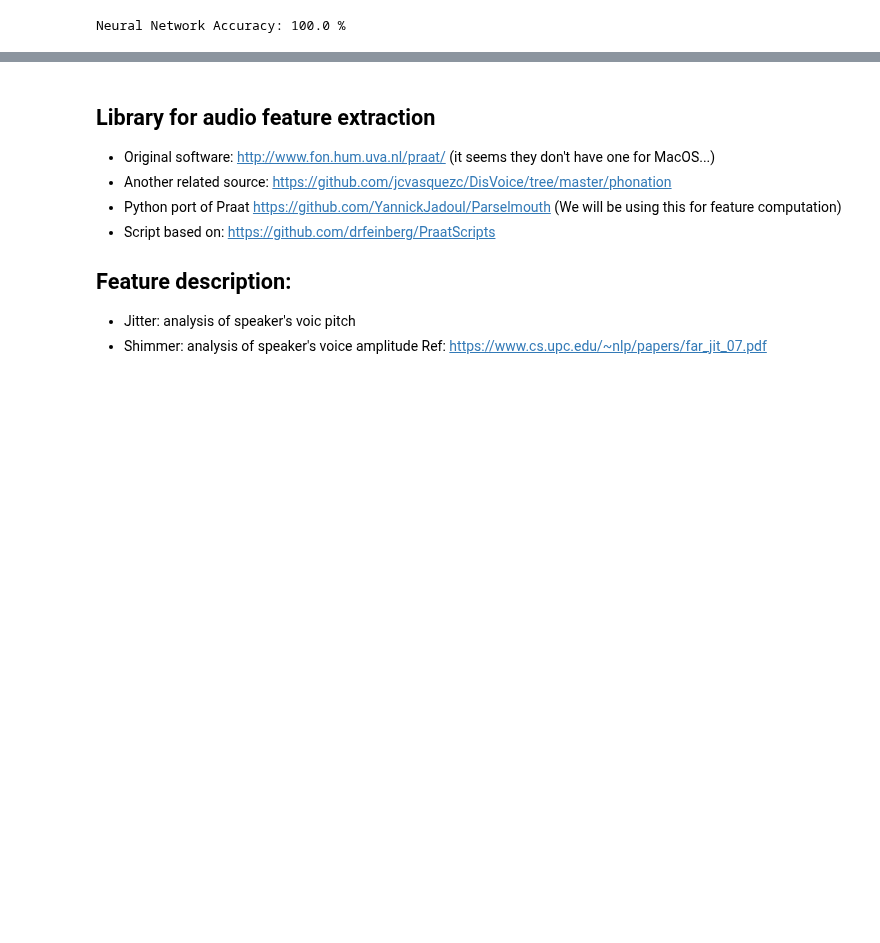
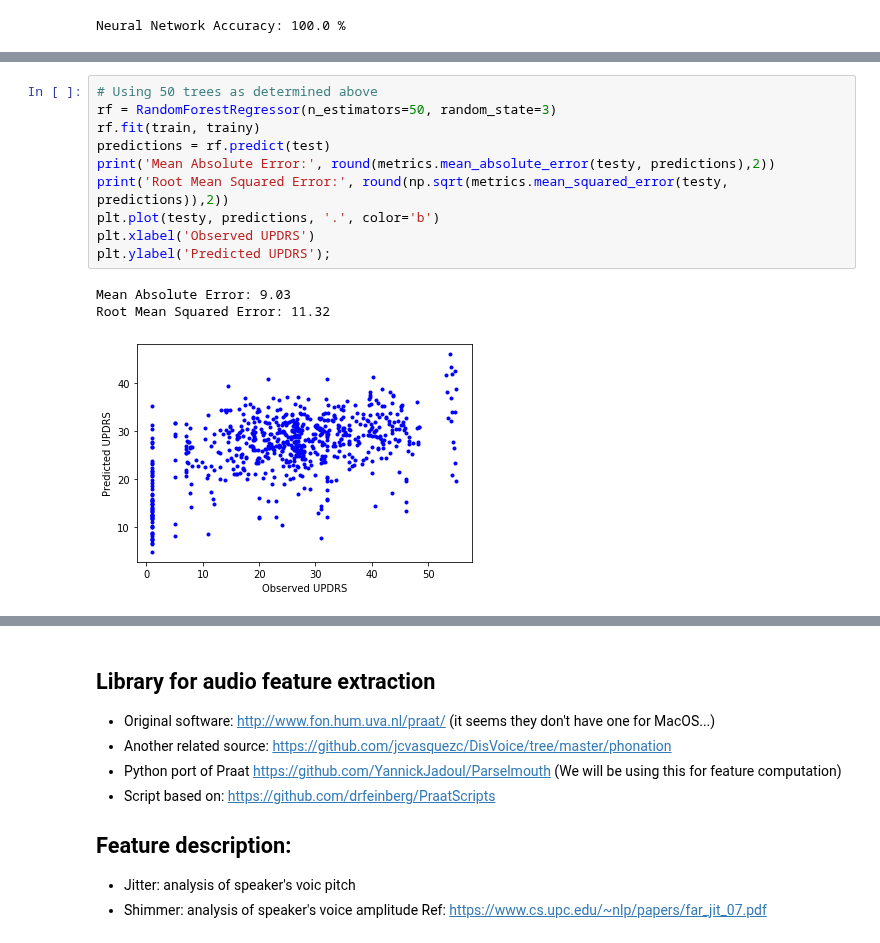
Before and after one commit to adachille/parkinsons-detector, a Jupyter notebook: parkinsons-data-exploration.ipynb, the cells around one changed output, grey strips where cells are left out. Drawn from its saved outputs; the diff is of its cells as text; blank space fills up the shorter version.

```diff
--- a/parkinsons-data-exploration.ipynb
+++ b/parkinsons-data-exploration.ipynb
@@ -502,0 +532,14 @@ Neural Network Accuracy: 100.0 %
+# %%
+# Using 50 trees as determined above
+rf = RandomForestRegressor(n_estimators=50, random_state=3)
+rf.fit(train, trainy)
+predictions = rf.predict(test)
+print('Mean Absolute Error:', round(metrics.mean_absolute_error(testy, predictions),2))
+print('Root Mean Squared Error:', round(np.sqrt(metrics.mean_squared_error(testy, predictions)),2))
+plt.plot(testy, predictions, '.', color='b')
+plt.xlabel('Observed UPDRS')
+plt.ylabel('Predicted UPDRS');
+# %% [output]
+Mean Absolute Error: 9.03
+Root Mean Squared Error: 11.32
+[figure, added]
```
Also changed, not shown: parts of 5 cells of this notebook.
